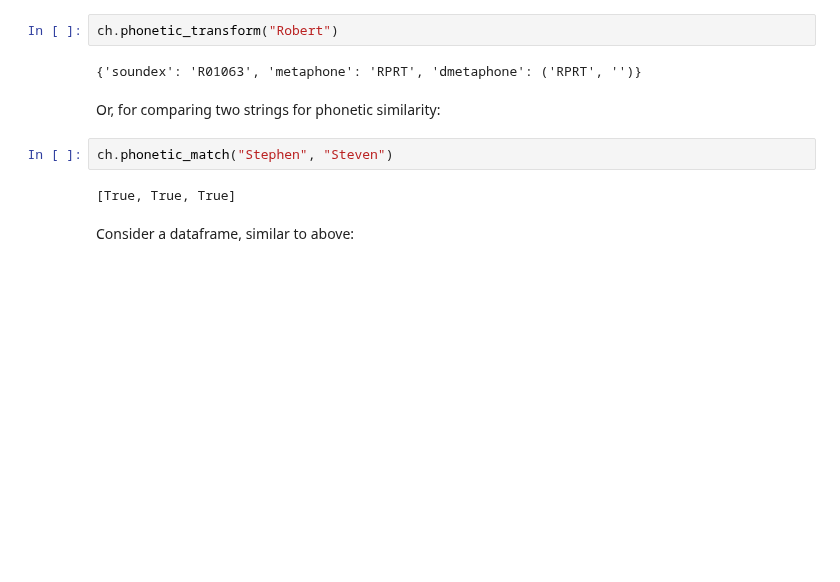
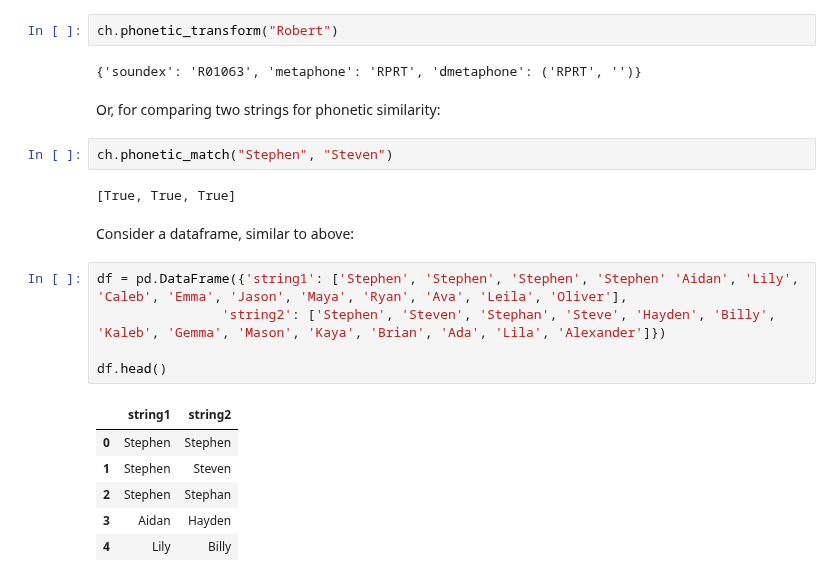
Before and after one commit to moj-analytical-services/splink, a Jupyter notebook: docs/topic_guides/choosing_comparators.ipynb, the cells around one changed output. Saved outputs shown, nothing was run; the diff lists cells and outputs as text; blank space fills up the shorter version.

```diff
--- a/docs/topic_guides/choosing_comparators.ipynb
+++ b/docs/topic_guides/choosing_comparators.ipynb
@@ -125,3 +125,15 @@ ch.phonetic_match("Stephen", "Steven")
 [True, True, True]
 # %% [markdown]
 Consider a dataframe, similar to above:
+# %%
+df = pd.DataFrame({'string1': ['Stephen', 'Stephen', 'Stephen', 'Stephen' 'Aidan', 'Lily', 'Caleb', 'Emma', 'Jason', 'Maya', 'Ryan', 'Ava', 'Leila', 'Oliver'],
+                'string2': ['Stephen', 'Steven', 'Stephan', 'Steve', 'Hayden', 'Billy', 'Kaleb', 'Gemma', 'Mason', 'Kaya', 'Brian', 'Ada', 'Lila', 'Alexander']})
+
+df.head()
+# %% [output]
+|  | string1 | string2 |
+| 0 | Stephen | Stephen |
+| 1 | Stephen | Steven |
+| 2 | Stephen | Stephan |
+| 3 | Aidan | Hayden |
+| 4 | Lily | Billy |
```
Also changed, not shown: parts of 1 cell of this notebook, 1 other file.
